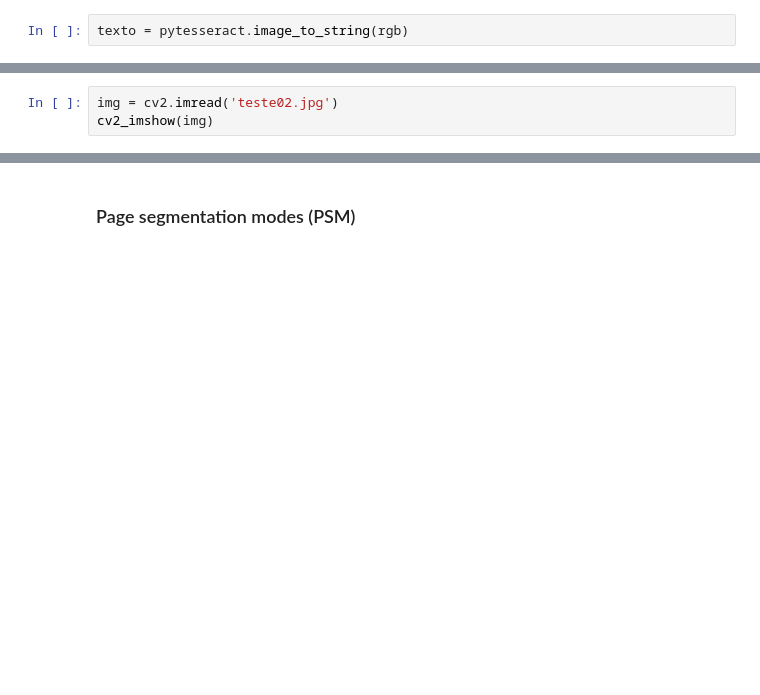
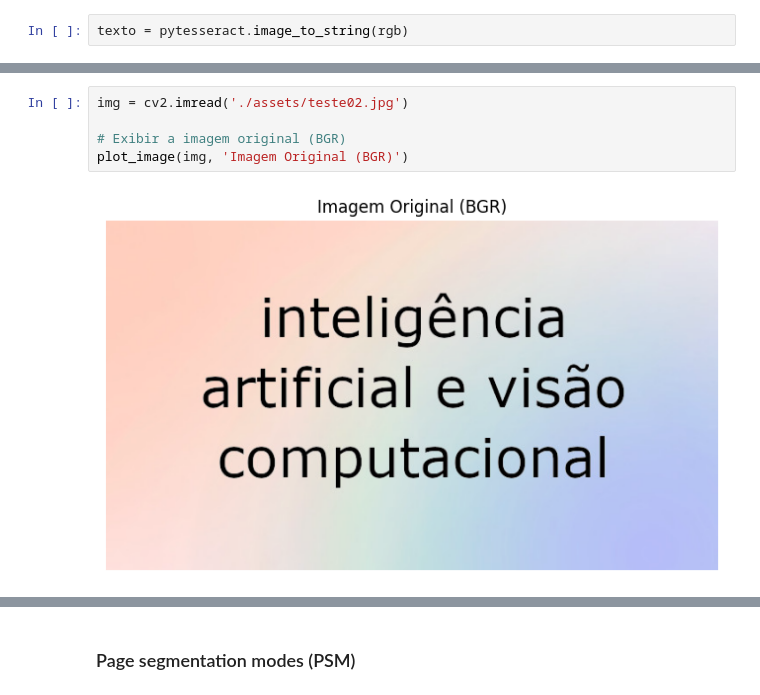
Before and after one commit to rafael-torres-nantes/Study-TextRecognition, a Jupyter notebook: OCR com Tesseract/OCR-Tesseract.ipynb, the cells around one changed output, grey strips where cells are left out. Cells and saved outputs as stored; diff of their text form; blank space fills up the shorter version.

```diff
--- a/OCR com Tesseract/OCR-Tesseract.ipynb
+++ b/OCR com Tesseract/OCR-Tesseract.ipynb
@@ -41,5 +97,9 @@ print(texto)
 # %%
-img = cv2.imread('teste02.jpg')
-cv2_imshow(img)
+img = cv2.imread('./assets/teste02.jpg')
+
+# Exibir a imagem original (BGR)
+plot_image(img, 'Imagem Original (BGR)')
+# %% [output]
+[figure, added]
 # %%
 rgb = cv2.cvtColor(img, cv2.COLOR_BGR2RGB)
```
Also changed, not shown: parts of 78 cells of this notebook, 1 other file.
